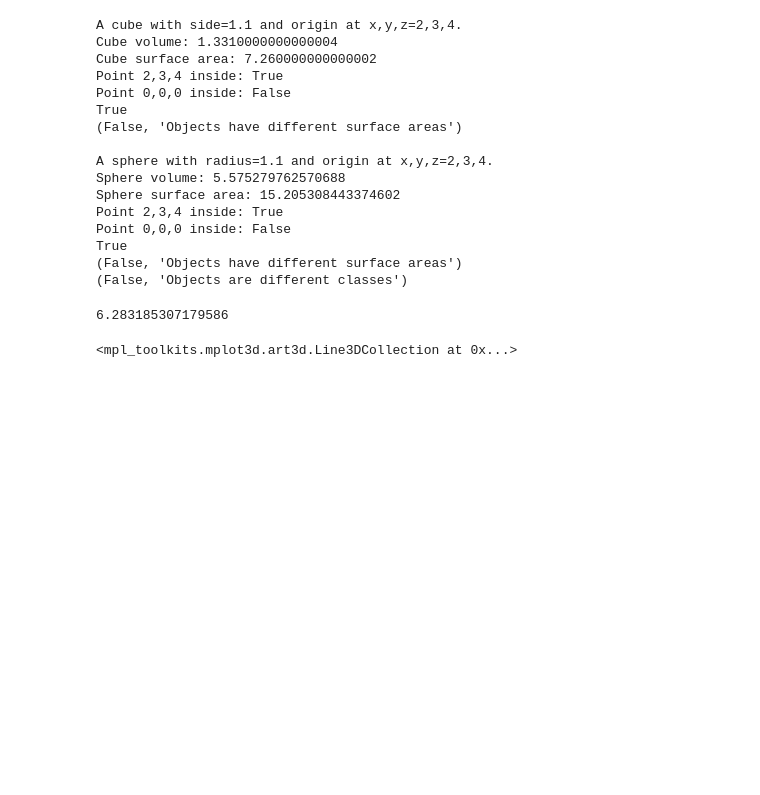
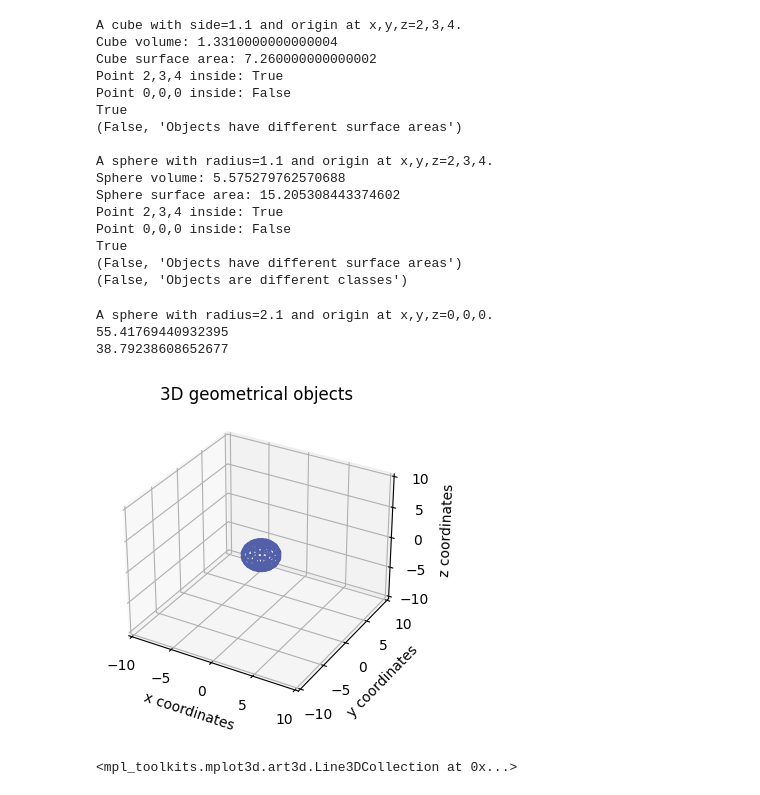
Before and after one commit to jwiegert/python-programming-joachim-wiegert, a Jupyter notebook: Labs/lab3/tests.ipynb, the cells around one changed output. Drawn from its saved outputs; the diff is of its cells as text; code cells hidden in the pictures; blank space fills up the shorter version.

Commit message:
minor corrections and added 3d-sphere plot

```diff
--- a/Labs/lab3/tests.ipynb
+++ b/Labs/lab3/tests.ipynb
@@ -94,11 +114,23 @@ Point 0,0,0 inside: False
 True
 (False, 'Objects have different surface areas')
 (False, 'Objects are different classes')
-# %%
-c1 = gc.Circle(1,0,0)
-c1.circumferance()
-# %% [output]
-6.283185307179586
+# %%
+import geometryclasses as gc
+gc.GeometryChecks.plotsettings_3d(10,10,10)
+
+c1 = gc.Sphere(2.1,0,0,0)
+print(c1)
+print(c1.comparea())
+print(c1.compvolume())
+
+c1.plotobject_3d()
+
+c1.plotpoint_3d(-5,-5,5)
+# %% [output]
+A sphere with radius=2.1 and origin at x,y,z=0,0,0.
+55.41769440932395
+38.79238608652677
+[figure, added]
 # %%
 import geometryclasses as gc
 import numpy as np
```
Also changed, not shown: parts of 1 cell of this notebook, 1 other file.
